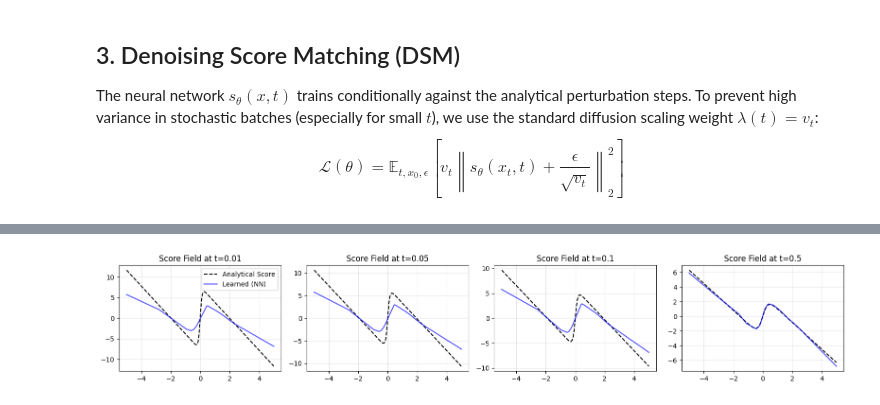
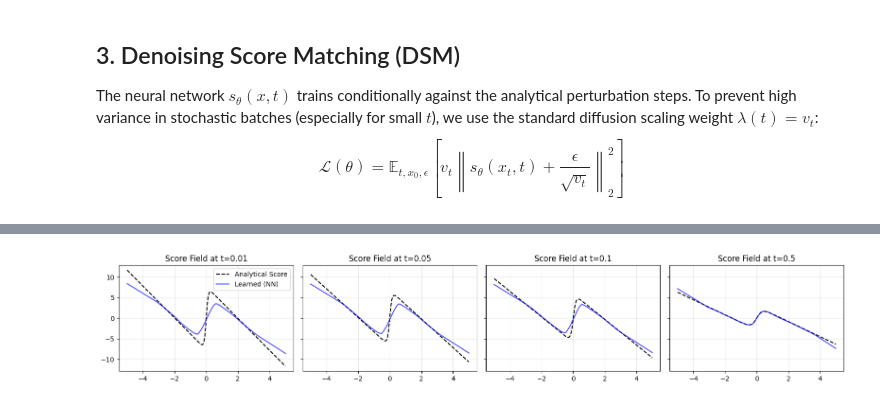
Before and after one commit to Paul3756769/Diffusion-Model-from-Scratch, a Jupyter notebook: notebooks/Langevin_1D/score_function_comparision_analytical_vs_neural_network.ipynb, the cells around one changed output, grey strips where cells are left out. Cells and saved outputs as stored; diff of their text form; code cells hidden in the pictures.

```diff
--- a/notebooks/Langevin_1D/score_function_comparision_analytical_vs_neural_network.ipynb
+++ b/notebooks/Langevin_1D/score_function_comparision_analytical_vs_neural_network.ipynb
@@ -44,9 +44,9 @@ class ScoreNet(nn.Module):
     def __init__(self):
         super().__init__()
         self.net = nn.Sequential(
-            nn.Linear(2, 12), nn.ReLU(),
-            nn.Linear(12, 12), nn.ReLU(),
-            nn.Linear(12, 1)
+            nn.Linear(2, 32), nn.ReLU(),
+            nn.Linear(32, 32), nn.ReLU(),
+            nn.Linear(32, 1)
         )
 
     def forward(self, x, t):
@@ -153,32 +153,32 @@ def analytical_score(x, t):
     w1, w2 = weights[..., 0], weights[..., 1]
 
     # Component scores
     score1 = -(x - m1_t) / S1_t
     score2 = -(x - m2_t) / S2_t
 
     return w1 * score1 + w2 * score2
 
 # Visual Comparison over t
 model.eval()
 evaluate_times = [0.01, 0.05, 0.1, 0.5]
 x_vals = torch.linspace(-5, 5, 400).unsqueeze(1)
 
-fig, axes = plt.subplots(1, len(evaluate_times), figsize=(16, 3))
+fig, axes = plt.subplots(1, len(evaluate_times), figsize=(16, 3), sharex=True, sharey=True)
 
 with torch.no_grad():
     for idx, t_val in enumerate(evaluate_times):
         t_tensor = torch.full_like(x_vals, t_val)
         nn_score = model(x_vals, t_tensor)
         true_score = analytical_score(x_vals, t_tensor)
 
         ax = axes[idx]
         ax.plot(x_vals.numpy(), true_score.numpy(), 'k--', label="Analytical Score")
         ax.plot(x_vals.numpy(), nn_score.numpy(), 'b-', alpha=0.7, label="Learned (NN)")
         ax.set_title(f"Score Field at t={t_val}")
         ax.grid(True, alpha=0.3)
         if idx == 0: ax.legend()
 
 plt.tight_layout()
 plt.show()
 # %% [output]
-[figure, old version]
+[figure, new version]
```
Also changed, not shown: parts of 3 cells of this notebook, 4 other files.
